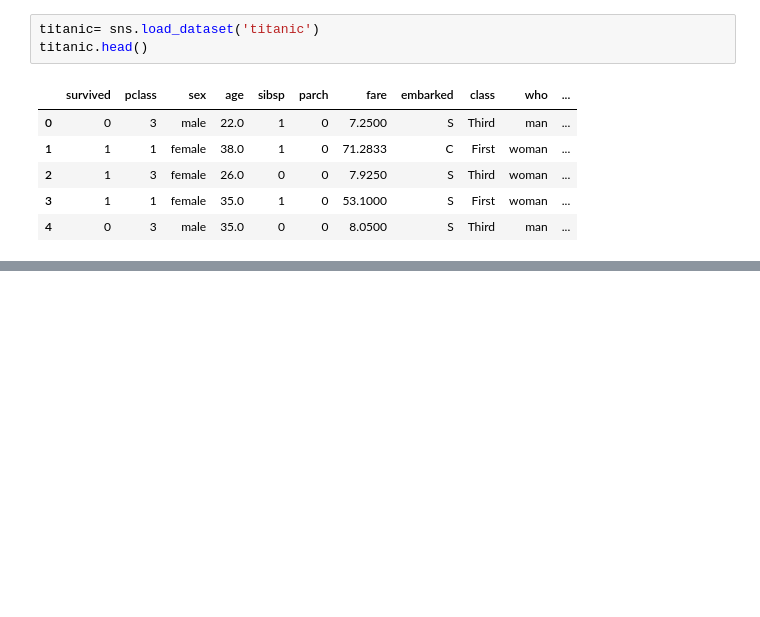
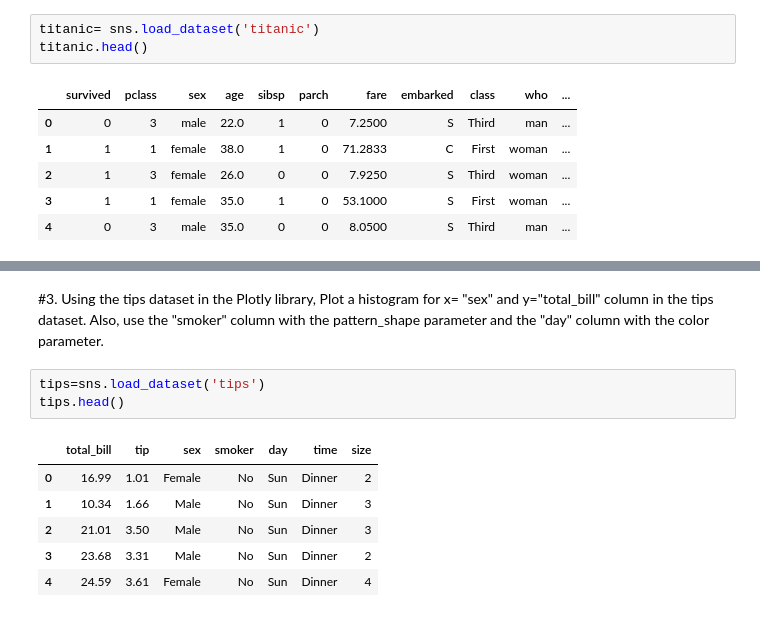
Before and after one commit to parjun585/Assignment, a Jupyter notebook: plotly_assignment.ipynb, the cells around one changed output, grey strips where cells are left out. Saved outputs shown, nothing was run; the diff lists cells and outputs as text; blank space fills up the shorter version.

```diff
--- a/plotly_assignment.ipynb
+++ b/plotly_assignment.ipynb
@@ -24,0 +39,12 @@ fig.show()
+# %% [markdown]
+#3. Using the tips dataset in the Plotly library, Plot a histogram for x= "sex" and y="total_bill" column in the tips dataset. Also, use the "smoker" column with the pattern_shape parameter and the   "day" column with the color parameter.
+# %%
+tips=sns.load_dataset('tips')
+tips.head()
+# %% [output]
+|  | total_bill | tip | sex | smoker | day | time | size |
+| 0 | 16.99 | 1.01 | Female | No | Sun | Dinner | 2 |
+| 1 | 10.34 | 1.66 | Male | No | Sun | Dinner | 3 |
+| 2 | 21.01 | 3.50 | Male | No | Sun | Dinner | 3 |
+| 3 | 23.68 | 3.31 | Male | No | Sun | Dinner | 2 |
+| 4 | 24.59 | 3.61 | Female | No | Sun | Dinner | 4 |
```
Also changed, not shown: parts of 11 cells of this notebook.
